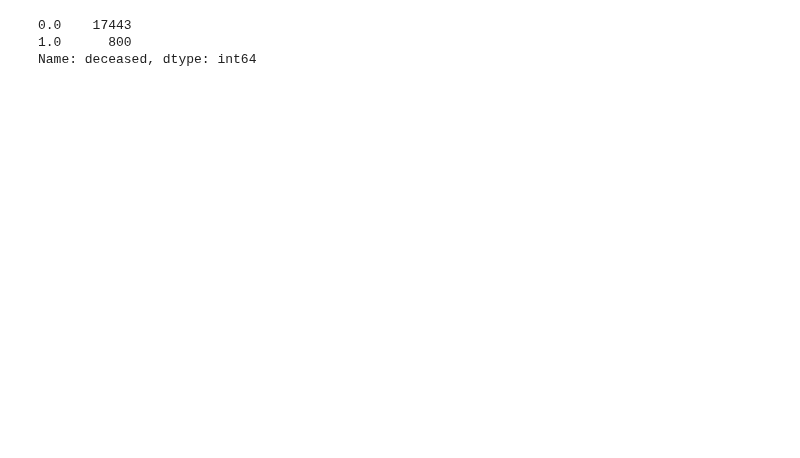
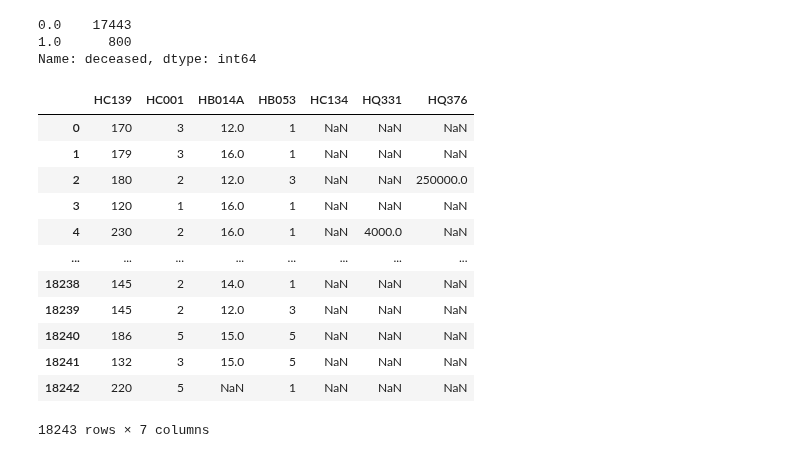
Before and after one commit to yiang-li/Predicting-Mortality-Machine-Learning, a Jupyter notebook: code_hrs.ipynb, the cells around one changed output. Drawn from its saved outputs; the diff is of its cells as text; code cells hidden in the pictures; blank space fills up the shorter version.

```diff
--- a/code_hrs.ipynb
+++ b/code_hrs.ipynb
@@ -43,3 +56,21 @@ df02_d['deceased'].value_counts()
 0.0    17443
 1.0      800
 Name: deceased, dtype: int64
+# %%
+con_col = ['HC139', 'HC001', 'HB014A', 'HB053', 'HC134', 'HQ331', 'HQ376', ]
+
+df02_d[con_col]
+# %% [output]
+|  | HC139 | HC001 | HB014A | HB053 | HC134 | HQ331 | HQ376 |
+| 0 | 170 | 3 | 12.0 | 1 | NaN | NaN | NaN |
+| 1 | 179 | 3 | 16.0 | 1 | NaN | NaN | NaN |
+| 2 | 180 | 2 | 12.0 | 3 | NaN | NaN | 250000.0 |
+| 3 | 120 | 1 | 16.0 | 1 | NaN | NaN | NaN |
+| 4 | 230 | 2 | 16.0 | 1 | NaN | 4000.0 | NaN |
+| ... | ... | ... | ... | ... | ... | ... | ... |
+| 18238 | 145 | 2 | 14.0 | 1 | NaN | NaN | NaN |
+| 18239 | 145 | 2 | 12.0 | 3 | NaN | NaN | NaN |
+| 18240 | 186 | 5 | 15.0 | 5 | NaN | NaN | NaN |
+| 18241 | 132 | 3 | 15.0 | 5 | NaN | NaN | NaN |
+| 18242 | 220 | 5 | NaN | 1 | NaN | NaN | NaN |
+18243 rows × 7 columns
```
Also changed, not shown: parts of 8 cells of this notebook, 5 other files.
